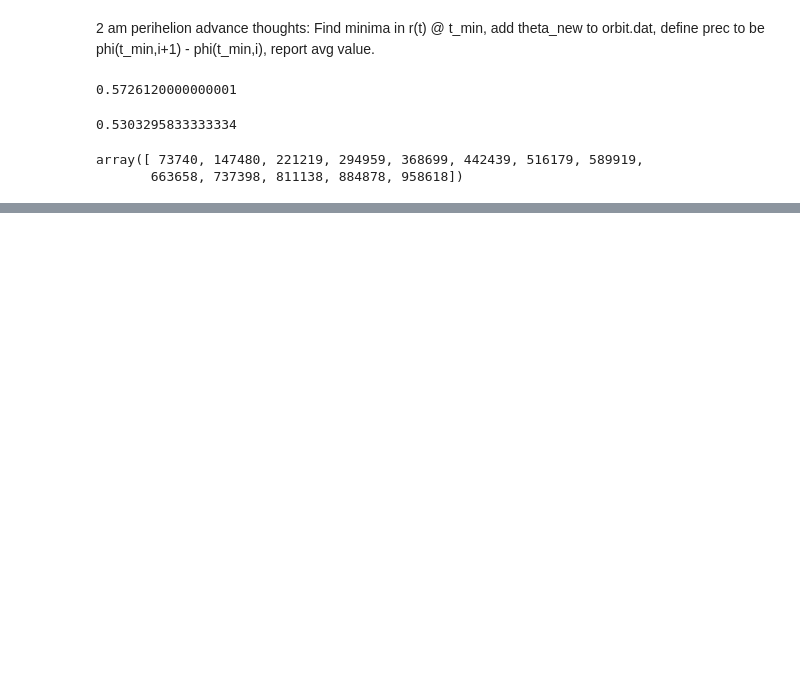
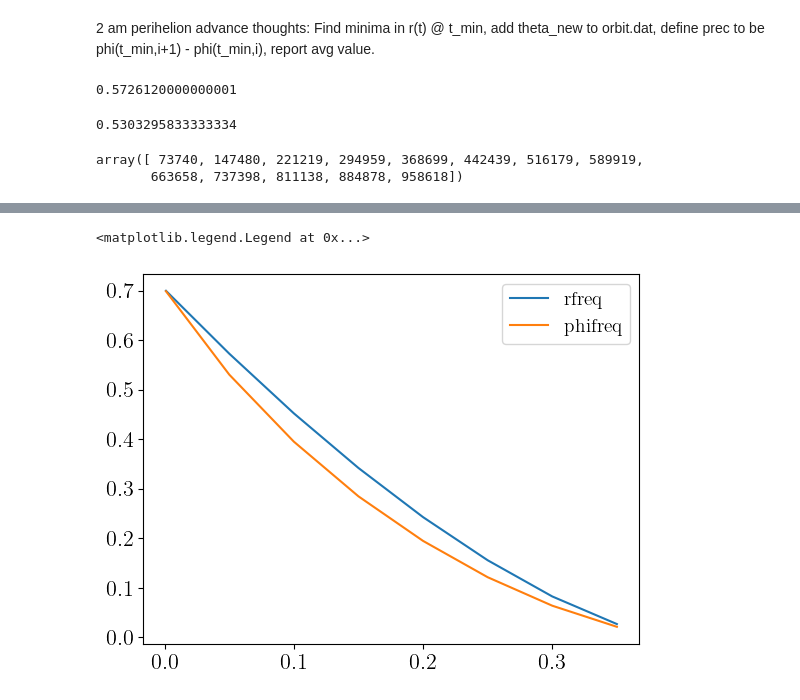
Before and after one commit to acwen11/hw3, a Jupyter notebook: output/Q4.ipynb, the cells around one changed output, grey strips where cells are left out. Cells and saved outputs as stored; diff of their text form; code cells hidden in the pictures; blank space fills up the shorter version.

```diff
--- a/output/Q4.ipynb
+++ b/output/Q4.ipynb
@@ -134,8 +83,7 @@ array([ 73740, 147480, 221219, 294959, 368699, 442439, 516179, 589919,
 # Indices 0:t 1-3:x 4-6:v 7:E 8-10:L 11:r 12:|L| 13:omega? 14:eccen 15-17:evect 18:phase
 # out2 0:rcyl 1:vcyl
 # %%
-#dat_names = ["t", "x", "y", "z", "vx", "vy", "vz", "E", "L", "r", "|L|", "omega", "eccen", "eccenx", "ecceny", "eccenz", "phase"]
 kappa_arr = np.loadtxt("kappa/0.050000_orbit.dat").T
-phi_prec = kappa_arr[18][min_idxs // 100]
+phi_prec = kappa_arr[19][min_idxs // 100]
 phi_prec
 # %% [output]
@@ -147,0 +97,27 @@ array([0.00000e+00, 1.00001e-02, 2.00005e-02, ..., 1.48960e+02,
+# %%
+def get_kappa_data(kappa):
+    r_phi_names = ["var", "iter", "t", "norbit", "value", "ang_freq"]
+    df_f = pd.read_csv("kappa/{}.dat".format(kappa), sep=" ", header=None)
+    df_f.columns = r_phi_names
+    df_r = df_f[df_f["var"] == "rad:"]
+    df_phi = df_f[df_f["var"] == "phi:"]
+
+    omega_r = df_r["ang_freq"].mean()
+    omega_phi = df_phi["ang_freq"].mean()
+
+    min_idxs = np.array(df_r["iter"])
+
+    orbit_arr = np.loadtxt("kappa/{:.6f}_orbit.dat".format(kappa)).T
+    phi_prec = orbit_arr[19][min_idxs // 100]
+    print(kappa)
+    print(phi_prec)
+
+    peri_prec = np.mean(np.diff(phi_prec)) - (2 * np.pi)
+
+    return np.array([omega_r, omega_phi, peri_prec])
+# %%
+kappa_range = [0.001, 0.05, 0.1, 0.15, 0.2, 0.25, 0.3, 0.35]
+kappa_plots = np.zeros(shape=(len(kappa_range),3))
+for ii, kk in enumerate(kappa_range):
+    kappa_plots[ii] = get_kappa_data(kk)
+kappa_plots = kappa_plots.T
@@ -147,0 +142,7 @@ array([0.00000e+00, 1.00001e-02, 2.00005e-02, ..., 1.48960e+02,
+# %%
+plt.plot(kappa_range, kappa_plots[0], label="rfreq")
+plt.plot(kappa_range, kappa_plots[1], label="phifreq")
+plt.legend()
+# %% [output]
+<matplotlib.legend.Legend at 0x...>
+[figure, added]
```
Also changed, not shown: parts of 14 cells of this notebook, 1 other file.
